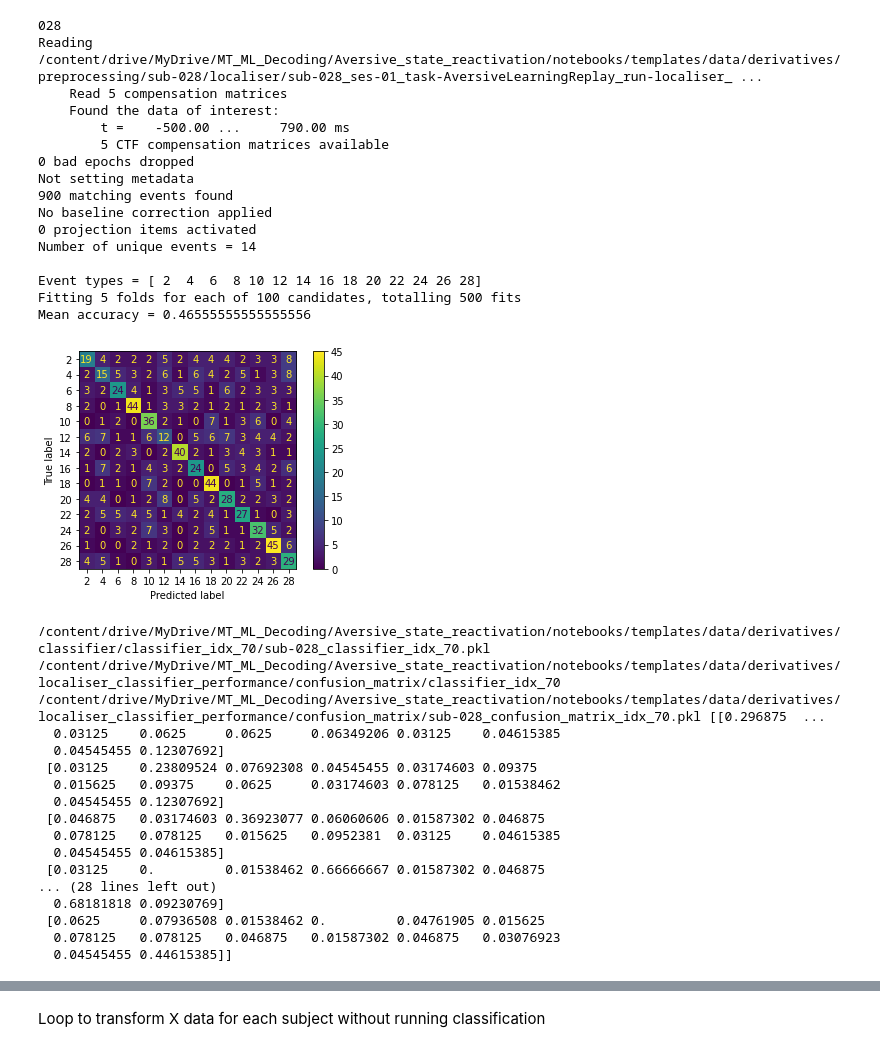
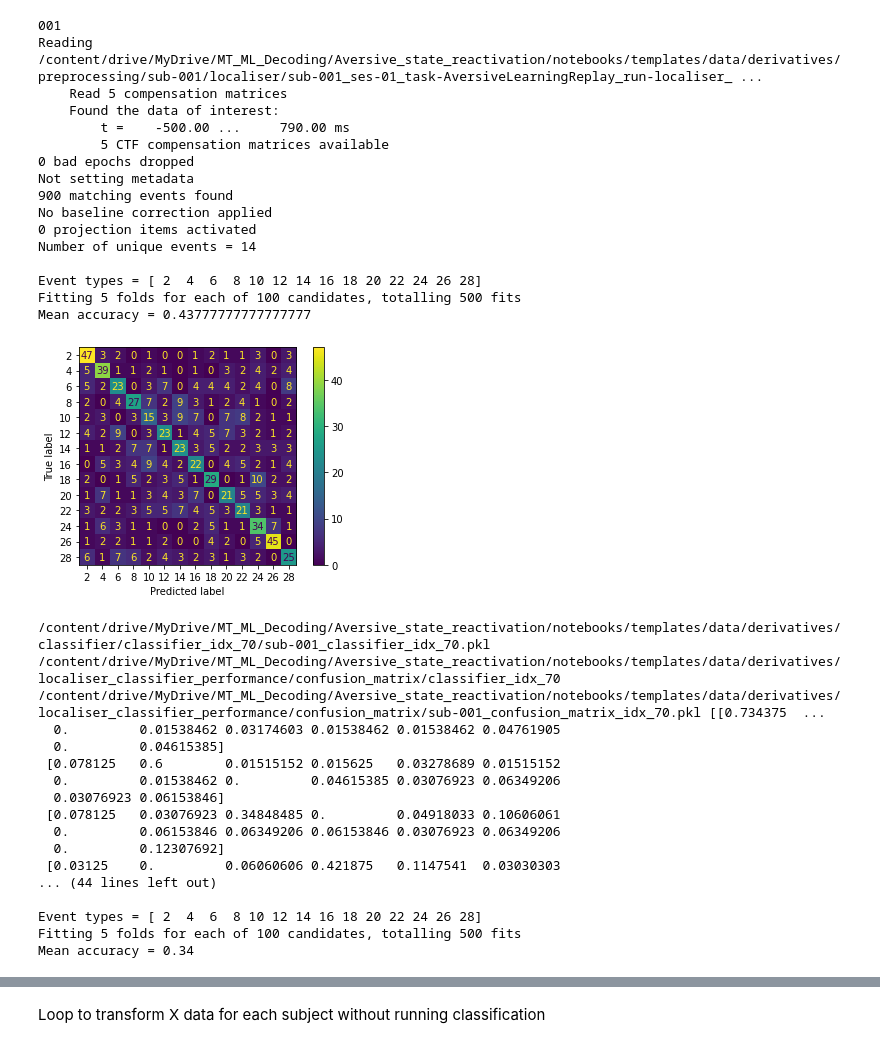
Before and after one commit to ReveRoyl/MT_ML_Decoding, a Jupyter notebook: Aversive_state_reactivation/notebooks/templates/Classifier.ipynb, the cells around one changed output, grey strips where cells are left out. Drawn from its saved outputs; the diff is of its cells as text; code cells hidden in the pictures.

```diff
--- a/Aversive_state_reactivation/notebooks/templates/Classifier.ipynb
+++ b/Aversive_state_reactivation/notebooks/templates/Classifier.ipynb
@@ -70,5 +72,5 @@ list_mean_accuracy = []
 # %%
-for session_id_int in range(28, 29):
+for session_id_int in range(1, 5):
     gc.collect()
     session_id = '{:03d}'.format(session_id_int)
     print(session_id)
@@ -103,12 +105,12 @@ for session_id_int in range(28, 29):
     X = X[..., classifier_center_idx + classifier_window[0]:classifier_center_idx + classifier_window[1]]
 
     #Create null data
-    """ X_null = np.zeros((X.shape[0], 272, np.sum(np.abs(classifier_window))))
-    for n, i in enumerate(np.random.randint(np.sum(np.abs(classifier_window)), prestim_samples, X.shape[0])):
-        X_null[n, :, :] = X_raw[n, :, i:np.sum(np.abs(classifier_window)) + i]
-    y_null = np.ones(X_null.shape[0]) * 99
-    X = np.vstack([X, X_null])
-    y = np.hstack([y, y_null]) """
+    # X_null = np.zeros((X.shape[0], 272, np.sum(np.abs(classifier_window))))
+    # for n, i in enumerate(np.random.randint(np.sum(np.abs(classifier_window)), prestim_samples, X.shape[0])):
+    #     X_null[n, :, :] = X_raw[n, :, i:np.sum(np.abs(classifier_window)) + i]
+    # y_null = np.ones(X_null.shape[0]) * 99
+    # X = np.vstack([X, X_null])
+    # y = np.hstack([y, y_null])
 
     # Create a pipiline that combines PCA, feature augmentation, scaling, and the logistic regression classifier
     clf = make_pipeline(UnsupervisedSpatialFilter(PCA(50), average=False),
@@ -178,51 +180,51 @@ for session_id_int in range(28, 29):
     accuracy_data = {
         'mean_accuracy': mean_accuracy,
         'best_C': random_search.best_params_['logisticregression__C'],
         'best_n_components': random_search.best_params_['unsupervisedspatialfilter__estimator__n_components']
     }
 
     with open(os.path.join(output_dir, 'classifier', 'sub-{0}_classifier_info.json'), 'w') as f:
         json.dump(accuracy_data, f)
 
     if not os.path.exists(os.path.join(output_dir, 'localiser_classifier_performance', 'confusion_matrix', 'classifier_idx_{0}'.format(classifier_center_idx))):
         os.makedirs(os.path.join(output_dir, 'localiser_classifier_performance', 'confusion_matrix', 'classifier_idx_{0}'.format(classifier_center_idx)))
     np.save(os.path.join(output_dir, 'localiser_classifier_performance', 'confusion_matrix', 'sub-{0}_confusion_matrix_idx_{1}.pkl').format(session_id, classifier_center_idx), mean_conf_mat)
 
     print(os.path.join(output_dir, 'classifier', 'classifier_idx_{0}'.format(classifier_center_idx), 'sub-{0}_classifier_idx_{1}.pkl').format(session_id, classifier_center_idx))
     print(os.path.join(output_dir, 'localiser_classifier_performance', 'confusion_matrix', 'classifier_idx_{0}'.format(classifier_center_idx)))
     print(os.path.join(output_dir, 'localiser_classifier_performance', 'confusion_matrix', 'sub-{0}_confusion_matrix_idx_{1}.pkl').format(session_id, classifier_center_idx), mean_conf_mat)
 # %% [output]
-028
-Reading /content/drive/MyDrive/MT_ML_Decoding/Aversive_state_reactivation/notebooks/templates/data/derivatives/preprocessing/sub-028/localiser/sub-028_ses-01_task-AversiveLearningReplay_run-localiser_ ...
+001
+Reading /content/drive/MyDrive/MT_ML_Decoding/Aversive_state_reactivation/notebooks/templates/data/derivatives/preprocessing/sub-001/localiser/sub-001_ses-01_task-AversiveLearningReplay_run-localiser_ ...
     Read 5 compensation matrices
     Found the data of interest:
         t =    -500.00 ...     790.00 ms
         5 CTF compensation matrices available
 0 bad epochs dropped
 Not setting metadata
 900 matching events found
 No baseline correction applied
 0 projection items activated
 Number of unique events = 14
 
 Event types = [ 2  4  6  8 10 12 14 16 18 20 22 24 26 28]
 Fitting 5 folds for each of 100 candidates, totalling 500 fits
-Mean accuracy = 0.46555555555555556
+Mean accuracy = 0.43777777777777777
-[figure, old version]
+[figure, new version]
-/content/drive/MyDrive/MT_ML_Decoding/Aversive_state_reactivation/notebooks/templates/data/derivatives/classifier/classifier_idx_70/sub-028_classifier_idx_70.pkl
+/content/drive/MyDrive/MT_ML_Decoding/Aversive_state_reactivation/notebooks/templates/data/derivatives/classifier/classifier_idx_70/sub-001_classifier_idx_70.pkl
 /content/drive/MyDrive/MT_ML_Decoding/Aversive_state_reactivation/notebooks/templates/data/derivatives/localiser_classifier_performance/confusion_matrix/classifier_idx_70
-/content/drive/MyDrive/MT_ML_Decoding/Aversive_state_reactivation/notebooks/templates/data/derivatives/localiser_classifier_performance/confusion_matrix/sub-028_confusion_matrix_idx_70.pkl [[0.296875  ...
-  0.03125    0.0625     0.0625     0.06349206 0.03125    0.04615385
-  0.04545455 0.12307692]
- [0.03125    0.23809524 0.07692308 0.04545455 0.03174603 0.09375
-  0.015625   0.09375    0.0625     0.03174603 0.078125   0.01538462
-  0.04545455 0.12307692]
- [0.046875   0.03174603 0.36923077 0.06060606 0.01587302 0.046875
-  0.078125   0.078125   0.015625   0.0952381  0.03125    0.04615385
-  0.04545455 0.04615385]
- [0.03125    0.         0.01538462 0.66666667 0.01587302 0.046875
-... (28 lines left out)
-  0.68181818 0.09230769]
- [0.0625     0.07936508 0.01538462 0.         0.04761905 0.015625
-  0.078125   0.078125   0.046875   0.01587302 0.046875   0.03076923
-  0.04545455 0.44615385]]
+/content/drive/MyDrive/MT_ML_Decoding/Aversive_state_reactivation/notebooks/templates/data/derivatives/localiser_classifier_performance/confusion_matrix/sub-001_confusion_matrix_idx_70.pkl [[0.734375  ...
+  0.         0.01538462 0.03174603 0.01538462 0.01538462 0.04761905
+  0.         0.04615385]
+ [0.078125   0.6        0.01515152 0.015625   0.03278689 0.01515152
+  0.         0.01538462 0.         0.04615385 0.03076923 0.06349206
+  0.03076923 0.06153846]
+ [0.078125   0.03076923 0.34848485 0.         0.04918033 0.10606061
+  0.         0.06153846 0.06349206 0.06153846 0.03076923 0.06349206
+  0.         0.12307692]
+ [0.03125    0.         0.06060606 0.421875   0.1147541  0.03030303
+... (44 lines left out)
+
+Event types = [ 2  4  6  8 10 12 14 16 18 20 22 24 26 28]
+Fitting 5 folds for each of 100 candidates, totalling 500 fits
+Mean accuracy = 0.34
```
Also changed, not shown: parts of 12 cells of this notebook, 29 other files.
